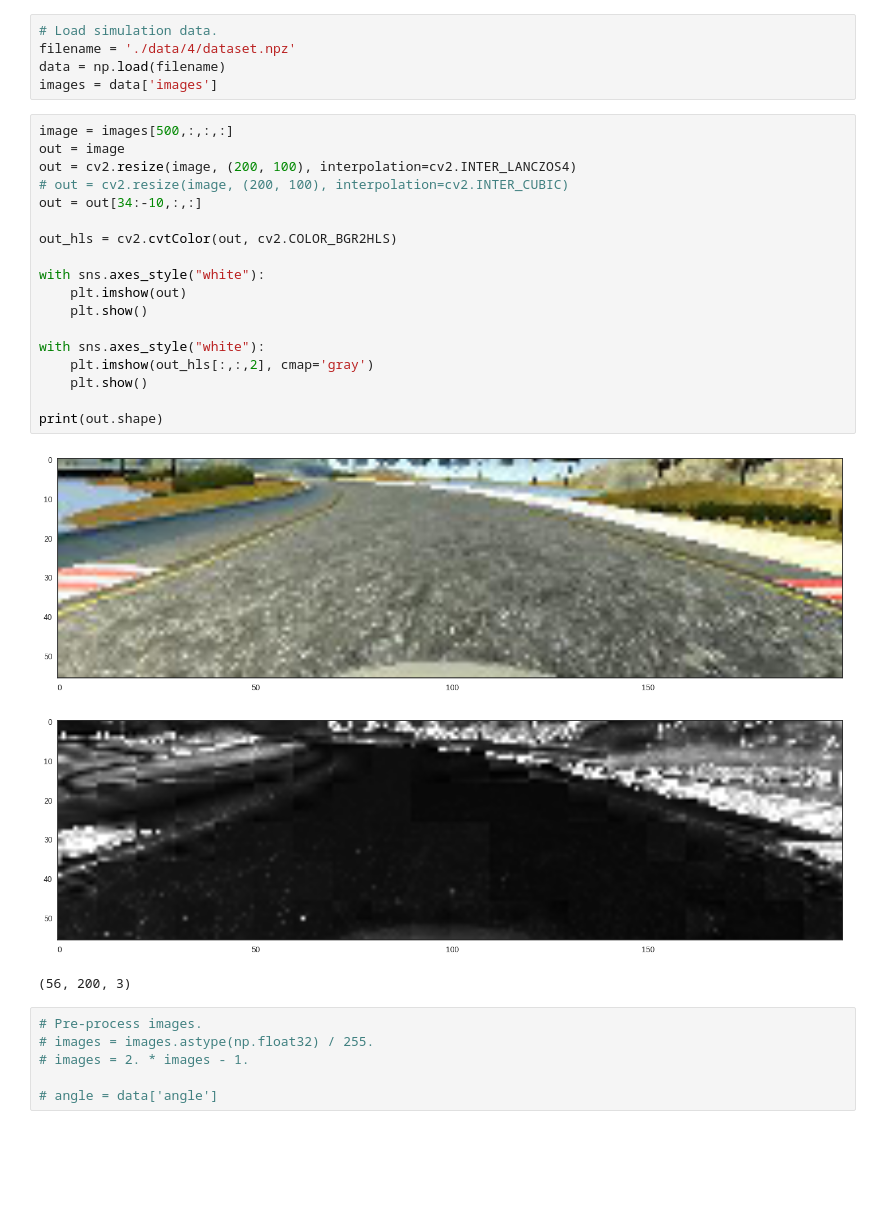
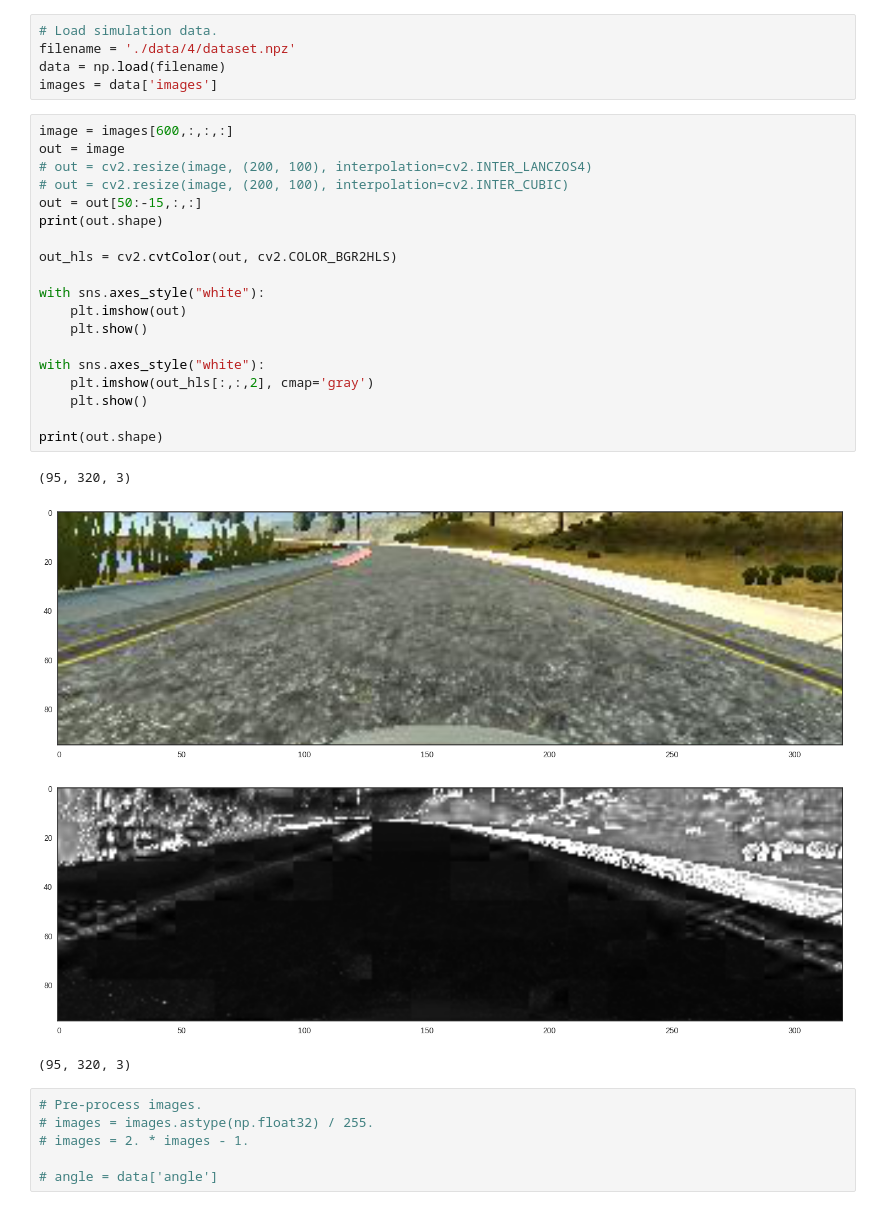
Before and after one commit to balancap/SDC-Behavioral-Cloning, a Jupyter notebook: behavioral-cloning.ipynb, the cells around one changed output. Cells and saved outputs as stored; diff of their text form; blank space fills up the shorter version.

Commit message:
UPDATE: Pre-processing of left and right images.

```diff
--- a/behavioral-cloning.ipynb
+++ b/behavioral-cloning.ipynb
@@ -27,27 +27,29 @@ filename = './data/4/dataset.npz'
 data = np.load(filename)
 images = data['images']
 # %%
-image = images[500,:,:,:]
+image = images[600,:,:,:]
 out = image
-out = cv2.resize(image, (200, 100), interpolation=cv2.INTER_LANCZOS4)
+# out = cv2.resize(image, (200, 100), interpolation=cv2.INTER_LANCZOS4)
 # out = cv2.resize(image, (200, 100), interpolation=cv2.INTER_CUBIC)
-out = out[34:-10,:,:]
+out = out[50:-15,:,:]
+print(out.shape)
 
 out_hls = cv2.cvtColor(out, cv2.COLOR_BGR2HLS)
 
 with sns.axes_style("white"):
     plt.imshow(out)
     plt.show()
 
 with sns.axes_style("white"):
     plt.imshow(out_hls[:,:,2], cmap='gray')
     plt.show()
 
 print(out.shape)
 # %% [output]
+(95, 320, 3)
-[figure, old version]
+[figure, new version]
-[figure, old version]
+[figure, new version]
-(56, 200, 3)
+(95, 320, 3)
 # %%
 # Pre-process images.
 # images = images.astype(np.float32) / 255.
```
Also changed, not shown: parts of 6 cells of this notebook, 3 other files.
